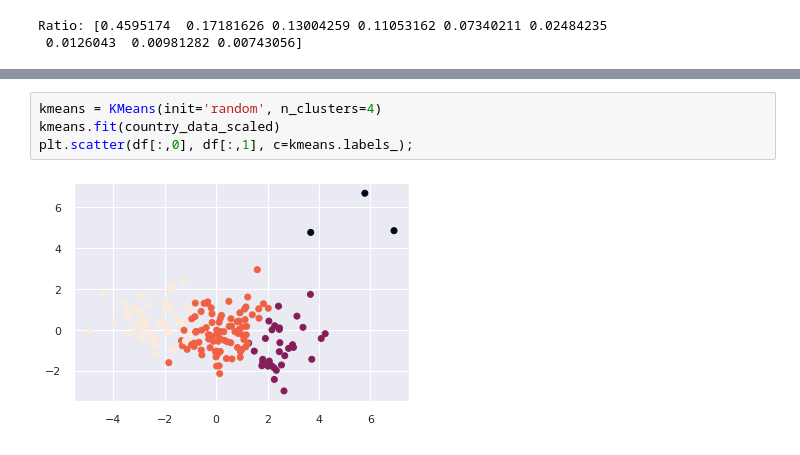
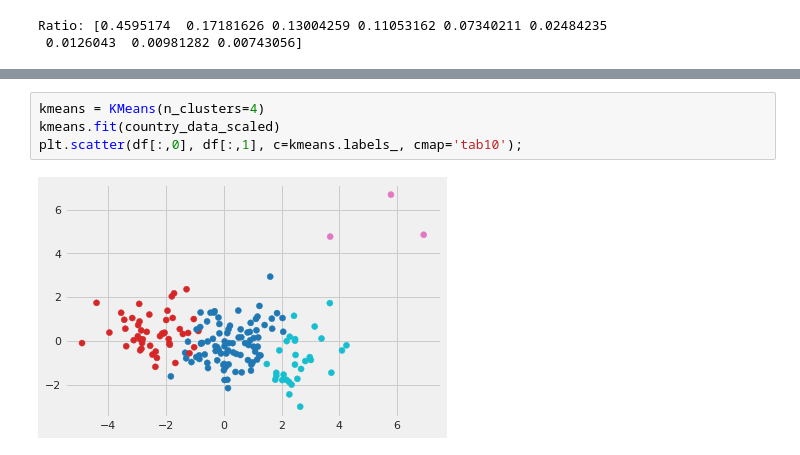
Before and after one commit to 392781/Country-Clustering-Analysis, a Jupyter notebook: country_clustering.ipynb, the cells around one changed output, grey strips where cells are left out. Cells and saved outputs as stored; diff of their text form.

```diff
--- a/country_clustering.ipynb
+++ b/country_clustering.ipynb
@@ -91,6 +86,6 @@ SyntaxError: unexpected EOF while parsing (<ipython-input-126-093ff8c671f6>, lin
 # %%
-kmeans = KMeans(init='random', n_clusters=4)
+kmeans = KMeans(n_clusters=4)
 kmeans.fit(country_data_scaled)
-plt.scatter(df[:,0], df[:,1], c=kmeans.labels_);
+plt.scatter(df[:,0], df[:,1], c=kmeans.labels_, cmap='tab10');
 # %% [output]
-[figure, old version]
+[figure, new version]
```
Also changed, not shown: parts of 6 cells of this notebook.
